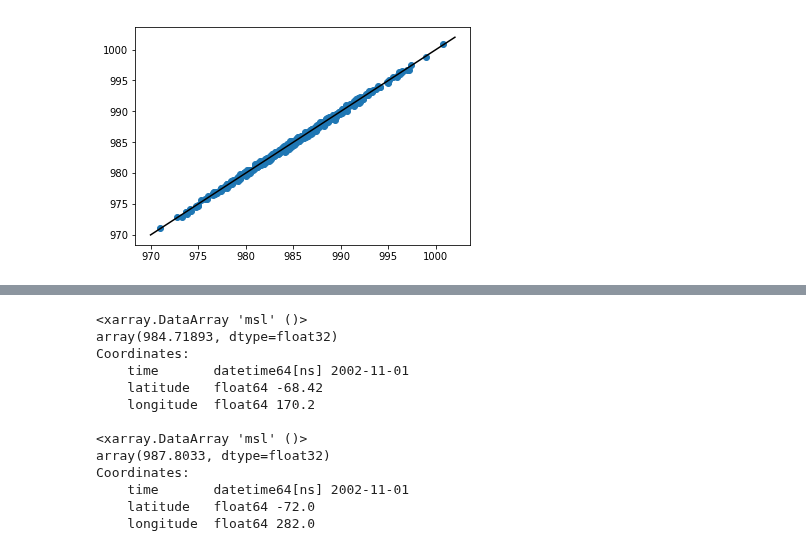
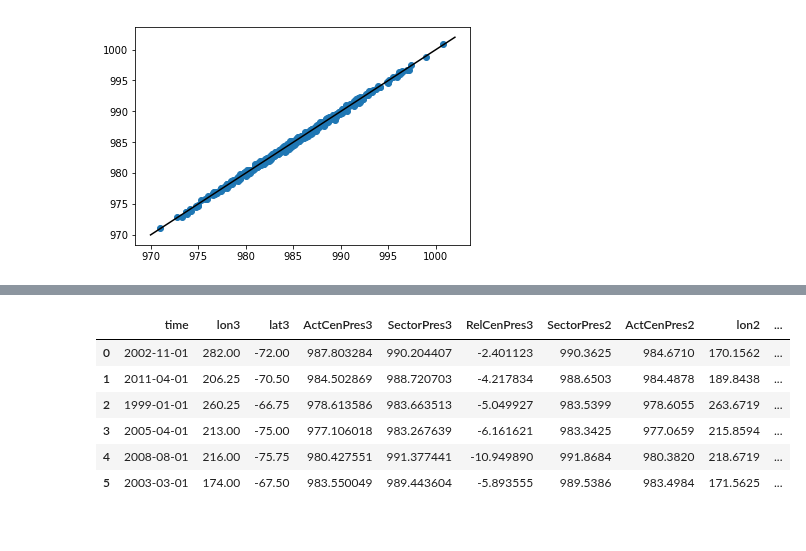
Before and after one commit to scotthosking/amundsen-sea-low-index, a Jupyter notebook: v3/compare_asl_indices.ipynb, the cells around one changed output, grey strips where cells are left out. Drawn from its saved outputs; the diff is of its cells as text; code cells hidden in the pictures.

```diff
--- a/v3/compare_asl_indices.ipynb
+++ b/v3/compare_asl_indices.ipynb
@@ -14,8 +15,9 @@ import xarray as xr
 * process date to 'YYYY-MM-01'
 * rename columns so we can merge indices
 # %%
-asli_v2 = pd.read_csv('https://legacy.bas.ac.uk/data/absl/ASL-index-Version2-Monthly-ERA-Interim_Hosking2016.txt',
-                     skiprows=21, delim_whitespace=True)
+asli_v2 = pd.read_csv(
+            'https://bas.ac.uk/data/absl/ASL-index-Version2-Monthly-ERA-Interim_Hosking2016.txt',
+            skiprows=21, delim_whitespace=True)
 
 time = [ datetime.date(int(row.Year), int(row.Month), 1).strftime('%Y-%m-%d') for i, row in asli_v2.iterrows() ]
 
@@ -92,2 +94,3 @@ plt.plot([970,1002], [970,1002], 'k-')
 # %%
 df['lon_diff'] = np.abs(df['lon3'] - df['lon2'])
+df['lat_diff'] = np.abs(df['lat3'] - df['lat2'])
@@ -126,18 +97,11 @@ Coordinates:
-# %%
-print(da1.interp(coords={'latitude':df1.lat2.values[0],'longitude':df1.lon2.values[0]}, method='nearest'))
-print('')
-print(da1.interp(coords={'latitude':df1.lat3.values[0],'longitude':df1.lon3.values[0]}, method='nearest'))
-# %% [output]
-<xarray.DataArray 'msl' ()>
-array(984.71893, dtype=float32)
-Coordinates:
-    time       datetime64[ns] 2002-11-01
-    latitude   float64 -68.42
-    longitude  float64 170.2
-
-<xarray.DataArray 'msl' ()>
-array(987.8033, dtype=float32)
-Coordinates:
-    time       datetime64[ns] 2002-11-01
-    latitude   float64 -72.0
-    longitude  float64 282.0
+# %%
+df_lon_sort = df.sort_values('lon_diff', axis=0, ascending=False).reset_index(drop=True)
+df_lon_sort.iloc[0:6]
+# %% [output]
+|  | time | lon3 | lat3 | ActCenPres3 | SectorPres3 | RelCenPres3 | SectorPres2 | ActCenPres2 | lon2 | ... |
+| 0 | 2002-11-01 | 282.00 | -72.00 | 987.803284 | 990.204407 | -2.401123 | 990.3625 | 984.6710 | 170.1562 | ... |
+| 1 | 2011-04-01 | 206.25 | -70.50 | 984.502869 | 988.720703 | -4.217834 | 988.6503 | 984.4878 | 189.8438 | ... |
+| 2 | 1999-01-01 | 260.25 | -66.75 | 978.613586 | 983.663513 | -5.049927 | 983.5399 | 978.6055 | 263.6719 | ... |
+| 3 | 2005-04-01 | 213.00 | -75.00 | 977.106018 | 983.267639 | -6.161621 | 983.3425 | 977.0659 | 215.8594 | ... |
+| 4 | 2008-08-01 | 216.00 | -75.75 | 980.427551 | 991.377441 | -10.949890 | 991.8684 | 980.3820 | 218.6719 | ... |
+| 5 | 2003-03-01 | 174.00 | -67.50 | 983.550049 | 989.443604 | -5.893555 | 989.5386 | 983.4984 | 171.5625 | ... |
```
Also changed, not shown: parts of 17 cells of this notebook, 5 other files.
